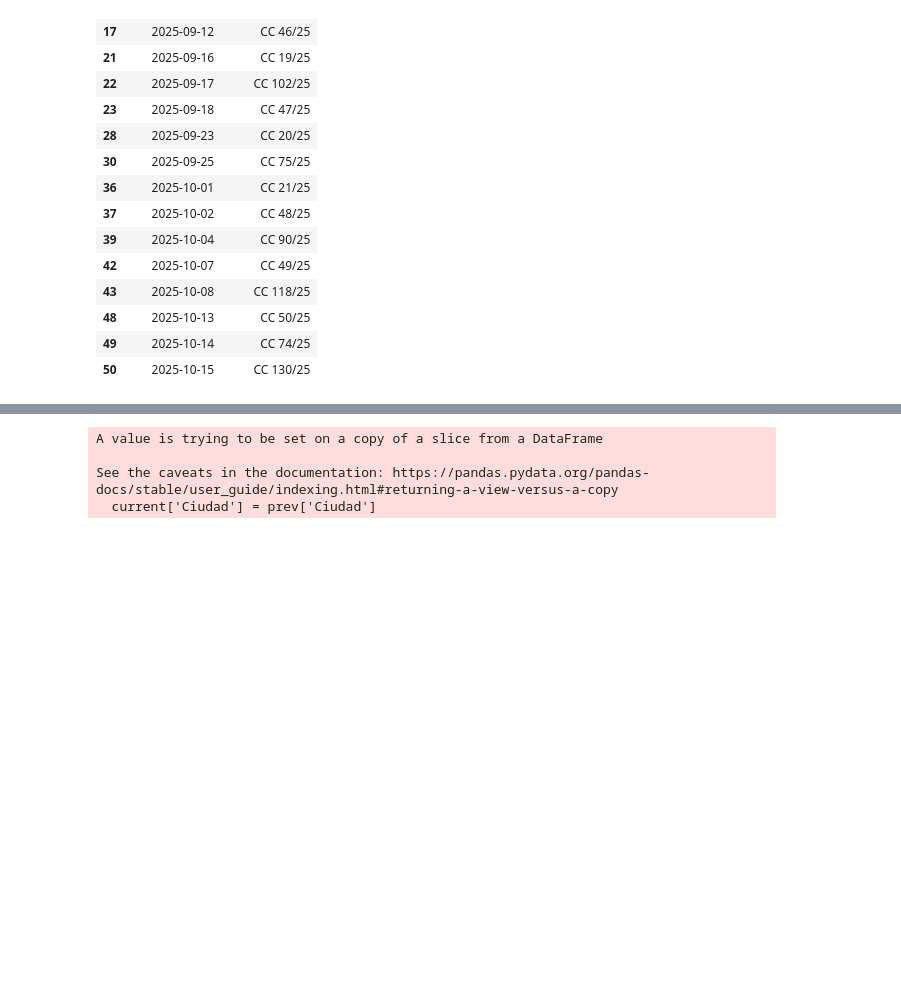
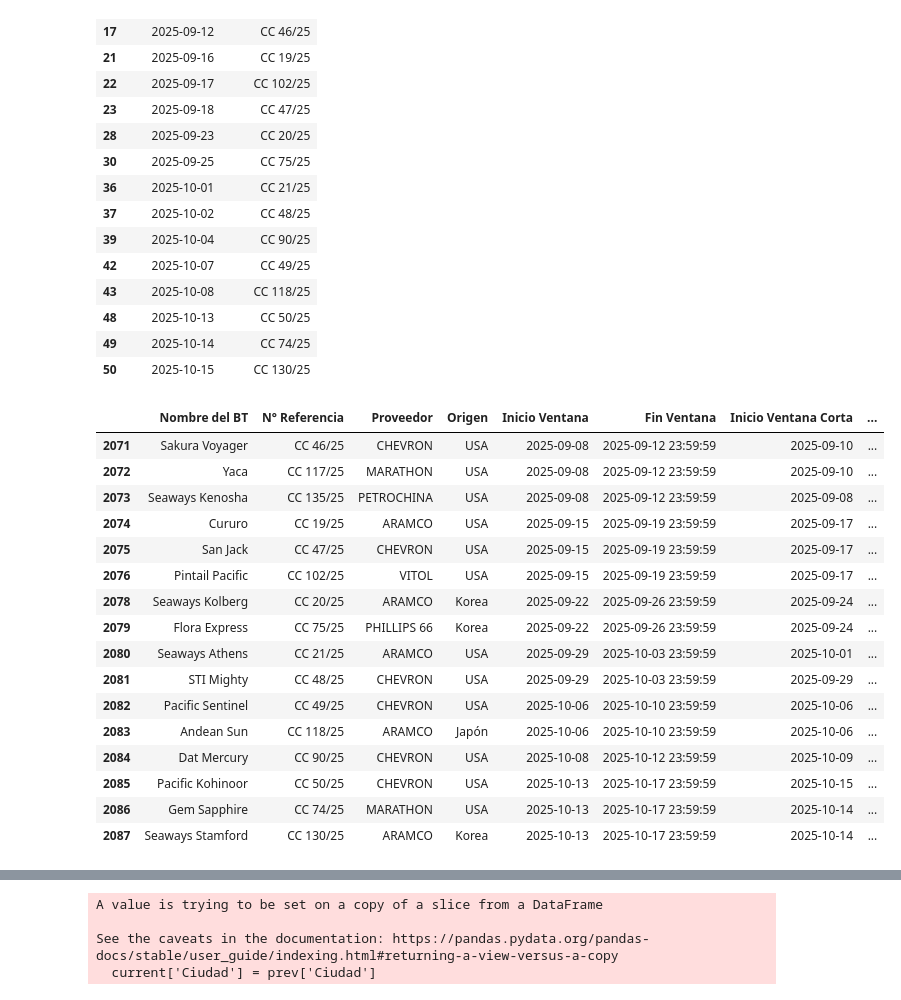
Before and after one commit to jjaubele/Automatizacion-Programacion-BD, a Jupyter notebook: Personal.ipynb, the cells around one changed output, grey strips where cells are left out. Saved outputs shown, nothing was run; the diff lists cells and outputs as text; code cells hidden in the pictures; blank space fills up the shorter version.

```diff
--- a/Personal.ipynb
+++ b/Personal.ipynb
@@ -69,6 +69,26 @@ df_programas
 | 48 | 2025-10-13 | CC 50/25 |
 | 49 | 2025-10-14 | CC 74/25 |
 | 50 | 2025-10-15 | CC 130/25 |
+# %%
+df_nueva_ficha
+# %% [output]
+|  | Nombre del BT | N° Referencia | Proveedor | Origen | Inicio Ventana | Fin Ventana | Inicio Ventana Corta | ... |
+| 2071 | Sakura Voyager | CC 46/25 | CHEVRON | USA | 2025-09-08 | 2025-09-12 23:59:59 | 2025-09-10 | ... |
+| 2072 | Yaca | CC 117/25 | MARATHON | USA | 2025-09-08 | 2025-09-12 23:59:59 | 2025-09-10 | ... |
+| 2073 | Seaways Kenosha | CC 135/25 | PETROCHINA | USA | 2025-09-08 | 2025-09-12 23:59:59 | 2025-09-08 | ... |
+| 2074 | Cururo | CC 19/25 | ARAMCO | USA | 2025-09-15 | 2025-09-19 23:59:59 | 2025-09-17 | ... |
+| 2075 | San Jack | CC 47/25 | CHEVRON | USA | 2025-09-15 | 2025-09-19 23:59:59 | 2025-09-17 | ... |
+| 2076 | Pintail Pacific | CC 102/25 | VITOL | USA | 2025-09-15 | 2025-09-19 23:59:59 | 2025-09-17 | ... |
+| 2078 | Seaways Kolberg | CC 20/25 | ARAMCO | Korea | 2025-09-22 | 2025-09-26 23:59:59 | 2025-09-24 | ... |
+| 2079 | Flora Express | CC 75/25 | PHILLIPS 66 | Korea | 2025-09-22 | 2025-09-26 23:59:59 | 2025-09-24 | ... |
+| 2080 | Seaways Athens | CC 21/25 | ARAMCO | USA | 2025-09-29 | 2025-10-03 23:59:59 | 2025-10-01 | ... |
+| 2081 | STI Mighty | CC 48/25 | CHEVRON | USA | 2025-09-29 | 2025-10-03 23:59:59 | 2025-09-29 | ... |
+| 2082 | Pacific Sentinel | CC 49/25 | CHEVRON | USA | 2025-10-06 | 2025-10-10 23:59:59 | 2025-10-06 | ... |
+| 2083 | Andean Sun | CC 118/25 | ARAMCO | Japón | 2025-10-06 | 2025-10-10 23:59:59 | 2025-10-06 | ... |
+| 2084 | Dat Mercury | CC 90/25 | CHEVRON | USA | 2025-10-08 | 2025-10-12 23:59:59 | 2025-10-09 | ... |
+| 2085 | Pacific Kohinoor | CC 50/25 | CHEVRON | USA | 2025-10-13 | 2025-10-17 23:59:59 | 2025-10-15 | ... |
+| 2086 | Gem Sapphire | CC 74/25 | MARATHON | USA | 2025-10-13 | 2025-10-17 23:59:59 | 2025-10-14 | ... |
+| 2087 | Seaways Stamford | CC 130/25 | ARAMCO | Korea | 2025-10-13 | 2025-10-17 23:59:59 | 2025-10-14 | ... |
 # %%
 # Selecciona de la nueva ficha solo los programas de la programación
 df_programas_completo = df_programas.merge(df_nueva_ficha, on="N° Referencia", how="left")
```
Also changed, not shown: 3 other files.
